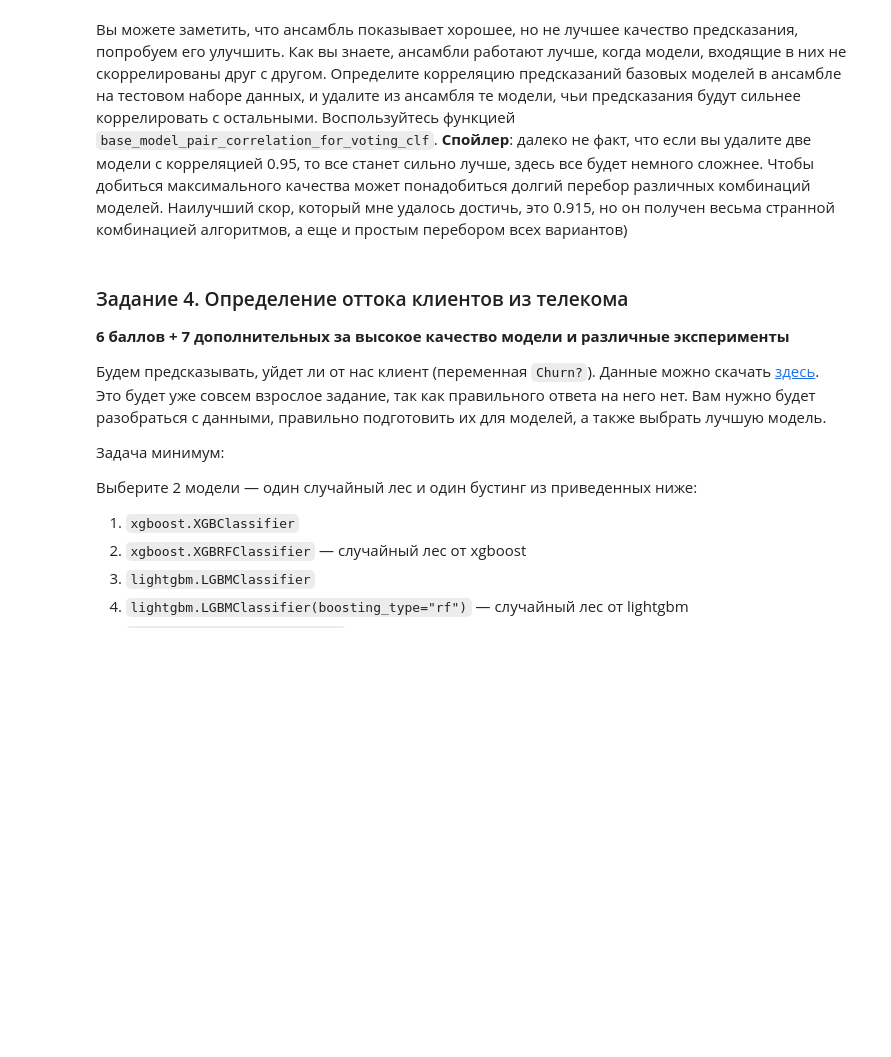
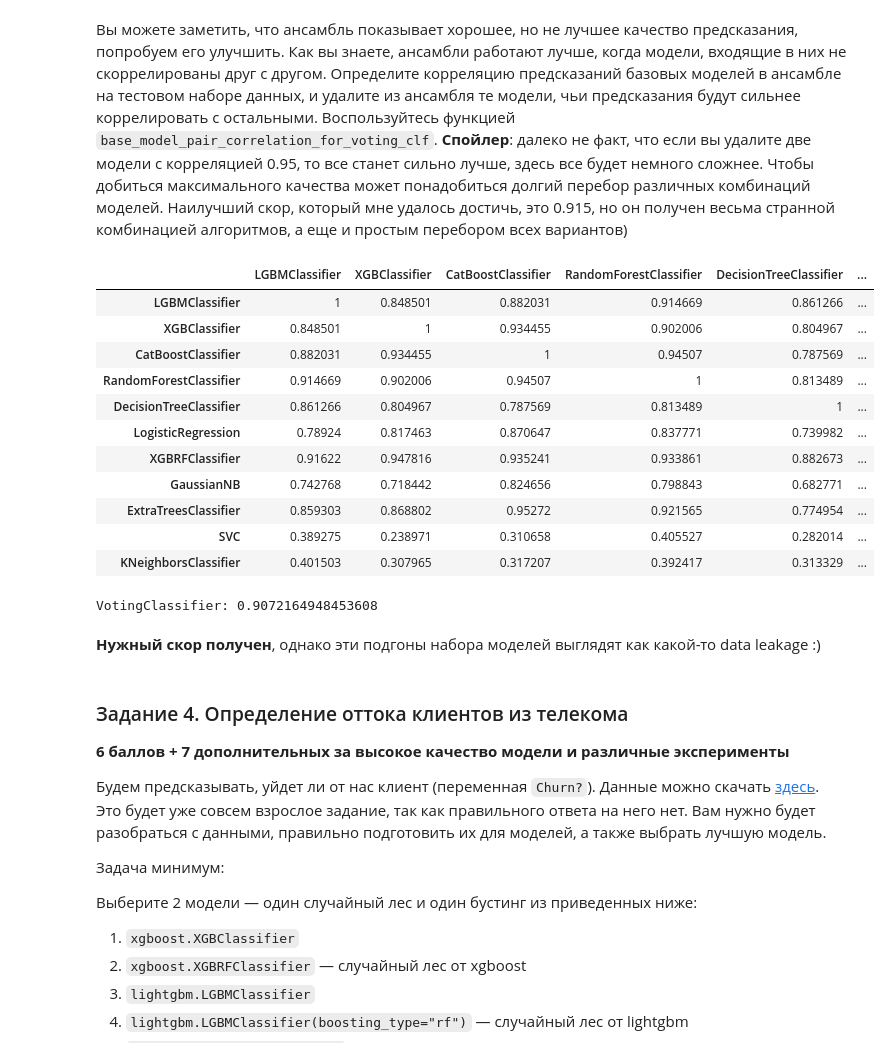
Before and after one commit to Lemonnik/BI-ML-2021, a Jupyter notebook: lesson_5_ensembles/homework/Ensembles.ipynb, the cells around one changed output. Drawn from its saved outputs; the diff is of its cells as text; code cells hidden in the pictures; blank space fills up the shorter version.

```diff
--- a/lesson_5_ensembles/homework/Ensembles.ipynb
+++ b/lesson_5_ensembles/homework/Ensembles.ipynb
@@ -413,9 +413,8 @@ base_models = [("DT", dt), ("RF", rf),
 Здесь могут возникать различные предупреждения при обучении бустингов, не волнуйтесь, все нормально, просто они обычно очень разговорчивые)
 # %%
 ## ENTER YOUR CODE HERE (/¯◡ ‿ ◡)/¯☆*##
-
-
-
+voting_hard = VotingClassifier(base_models, voting='hard')
+voting_soft = VotingClassifier(base_models, voting='soft')
 ## END YOUR CODE HERE ##
 
 for model in [dt, rf, cat, etc, knn, svc_lin, svc_rbf, xgb, lgbm, xgb_rf, lgbm_rf, lr, nb, voting_hard, voting_soft]:
@@ -447,3 +464,47 @@ def base_model_pair_correlation_for_voting_clf(ensemble, X):
     return corrs
 # %%
 ## ENTER YOUR CODE HERE (/¯◡ ‿ ◡)/¯☆*##
+# %%
+# обучаем
+
+voting_hard.fit(X_train, y_train)
+voting_soft.fit(X_train, y_train)
+# %%
+# запоминаем корреляции
+
+correlations = base_model_pair_correlation_for_voting_clf(voting_soft, X_test)
+# %%
+# создаём датафрэйм
+
+rows = set([est[0].__class__.__name__ for est in correlations])
+cols = set([est[1].__class__.__name__ for est in correlations])
+together = rows | cols
+BMPCfVC_data = pd.DataFrame(index = together, columns=together)
+# %%
+# заполняем датафрэйм
+
+for est1, est2, corr in correlations:
+    BMPCfVC_data.loc[est1.__class__.__name__, est2.__class__.__name__] = corr
+    BMPCfVC_data.loc[est2.__class__.__name__, est1.__class__.__name__] = corr
+#     print(est1.__class__.__name__)
+
+
+# диагональ
+for est in together:
+    BMPCfVC_data.loc[est, est] = 1
+
+BMPCfVC_data = BMPCfVC_data.astype(float)
+BMPCfVC_data
+# %% [output]
+|  | LGBMClassifier | XGBClassifier | CatBoostClassifier | RandomForestClassifier | DecisionTreeClassifier | ... |
+| LGBMClassifier | 1 | 0.848501 | 0.882031 | 0.914669 | 0.861266 | ... |
+| XGBClassifier | 0.848501 | 1 | 0.934455 | 0.902006 | 0.804967 | ... |
+| CatBoostClassifier | 0.882031 | 0.934455 | 1 | 0.94507 | 0.787569 | ... |
+| RandomForestClassifier | 0.914669 | 0.902006 | 0.94507 | 1 | 0.813489 | ... |
+| DecisionTreeClassifier | 0.861266 | 0.804967 | 0.787569 | 0.813489 | 1 | ... |
+| LogisticRegression | 0.78924 | 0.817463 | 0.870647 | 0.837771 | 0.739982 | ... |
+| XGBRFClassifier | 0.91622 | 0.947816 | 0.935241 | 0.933861 | 0.882673 | ... |
+| GaussianNB | 0.742768 | 0.718442 | 0.824656 | 0.798843 | 0.682771 | ... |
+| ExtraTreesClassifier | 0.859303 | 0.868802 | 0.95272 | 0.921565 | 0.774954 | ... |
+| SVC | 0.389275 | 0.238971 | 0.310658 | 0.405527 | 0.282014 | ... |
+| KNeighborsClassifier | 0.401503 | 0.307965 | 0.317207 | 0.392417 | 0.313329 | ... |
@@ -450,3 +530,15 @@ def base_model_pair_correlation_for_voting_clf(ensemble, X):
+# %%
+from sklearn.metrics import f1_score
+
+new_voting_soft = VotingClassifier(new_base_models, voting='soft')
+new_voting_soft.fit(X_train, y_train)
+preds = new_voting_soft.predict(X_test)
+
+print(f"{new_voting_soft.__class__.__name__}: {f1_score(y_test, preds)}")
+# %% [output]
+VotingClassifier: 0.9072164948453608
+# %% [markdown]
+**Нужный скор получен**, однако эти подгоны набора моделей выглядят как какой-то data leakage :)
 # %% [markdown]
 ### Задание 4. Определение оттока клиентов из телекома
 
```
Also changed, not shown: parts of 2 cells of this notebook, 4 other files.
